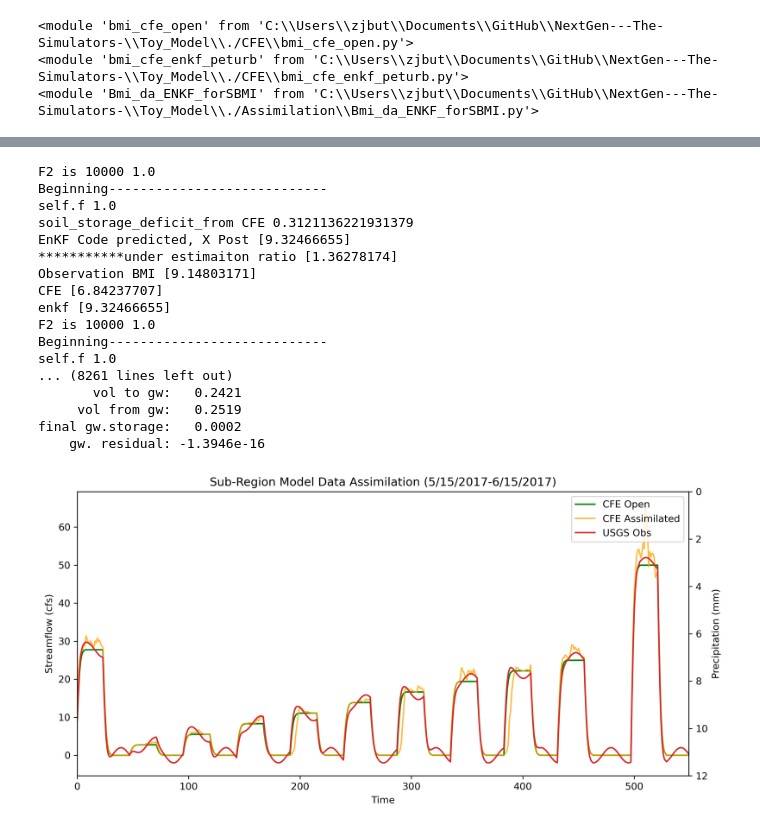
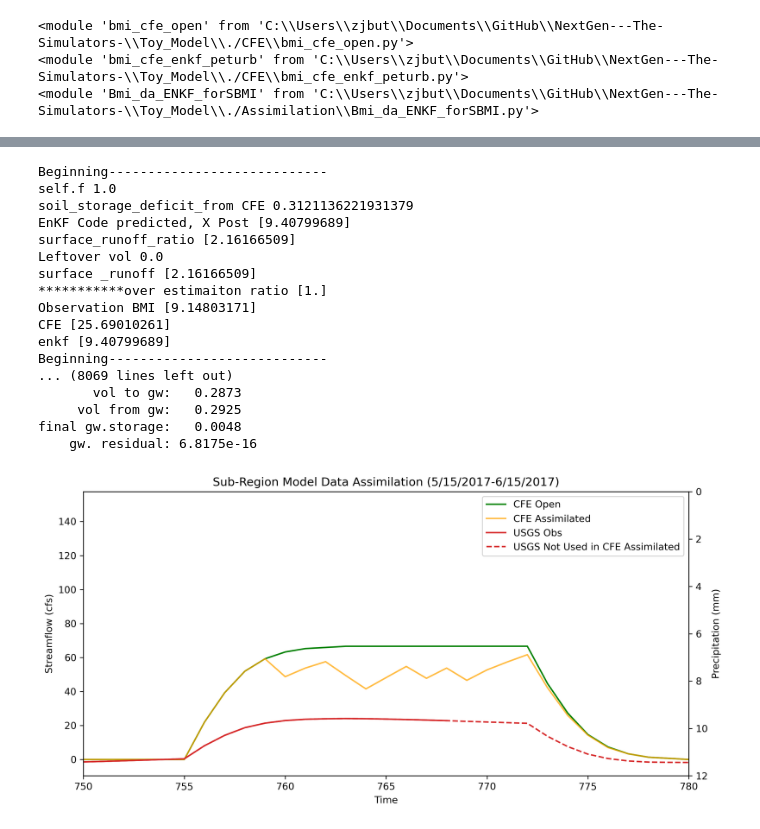
Before and after one commit to zbutler33/NextGen---The-Simulators-, a Jupyter notebook: Toy_Model/Toymodel_synthetic.ipynb, the cells around one changed output, grey strips where cells are left out. Saved outputs shown, nothing was run; the diff lists cells and outputs as text; code cells hidden in the pictures.

```diff
--- a/Toy_Model/Toymodel_synthetic.ipynb
+++ b/Toy_Model/Toymodel_synthetic.ipynb
@@ -89,16 +83,27 @@ cfePeturbed = []
 cfeAnalysis = []
 cfeEnKF = []
 
+n_loop = 3
+
+# ## Loop through 100 different precipitation files for forcing
+# for loop in range(n_loop):
+#     p = 'APCP_surface_' + str(loop)
+#     print(p)
+
+
 ## Loop through time. Set values for each model and get values
-for i, precip in enumerate(df_forcing['APCP_surface']): #i is RAINRATE
+for i, precip in enumerate(df_forcing['APCP_surface_0']): #i is RAINRATE
 
     # Set values for each model
-    cfe_open.set_value('atmosphere_water__time_integral_of_precipitation_mass_flux', precip) #value of precip from forcing data in loop
-    cfe_peturbed.set_value('atmosphere_water__time_integral_of_precipitation_mass_flux', precip)
-    cfe_analysis.set_value('atmosphere_water__time_integral_of_precipitation_mass_flux', precip)
+    cfe_open.set_value('atmosphere_water__time_integral_of_precipitation_mass_flux', precip*3) #value of precip from forcing data in loop
+    cfe_peturbed.set_value('atmosphere_water__time_integral_of_precipitation_mass_flux', precip*3)
+    cfe_analysis.set_value('atmosphere_water__time_integral_of_precipitation_mass_flux', precip*3)
 
     obs = OBSERVATIONS_LIST[i]
     enkf.set_value('validity', 1)
+
+    if i>769:
+        enkf.set_value('validity', 0)
 
     # Update CFE open and peturbed. Get value for peturbed stats.
     cfe_open.update()
@@ -158,62 +163,74 @@ for i, precip in enumerate(df_forcing['APCP_surface']): #i is RAINRATE
     cfe_peturbed.set_value('soil_reservoir_storage_deficit_m', cfe_updated_everything_soil_res)
     cfe_peturbed.set_value('state_var_change_runoff', cfe_updated_everything_runoff)
 
-# # Finalize models
+
+
+
+# Finalize models
 cfe_open.finalize(print_mass_balance=True)
 cfe_peturbed.finalize(print_mass_balance=True)
 cfe_analysis.finalize(print_mass_balance=True)
 enkf.finalize()
 # %% [output]
-F2 is 10000 1.0
 Beginning----------------------------
 self.f 1.0
 soil_storage_deficit_from CFE 0.3121136221931379
-EnKF Code predicted, X Post [9.32466655]
-***********under estimaiton ratio [1.36278174]
+EnKF Code predicted, X Post [9.40799689]
+surface_runoff_ratio [2.16166509]
+Leftover vol 0.0
+surface _runoff [2.16166509]
+***********over estimaiton ratio [1.]
 Observation BMI [9.14803171]
-CFE [6.84237707]
-enkf [9.32466655]
-F2 is 10000 1.0
+CFE [25.69010261]
+enkf [9.40799689]
 Beginning----------------------------
-self.f 1.0
-... (8261 lines left out)
-       vol to gw:   0.2421
-     vol from gw:   0.2519
-final gw.storage:   0.0002
-    gw. residual: -1.3946e-16
+... (8069 lines left out)
+       vol to gw:   0.2873
+     vol from gw:   0.2925
+final gw.storage:   0.0048
+    gw. residual: 6.8175e-16
 # %%
 istart_plot=0
-iend_plot=550
+istart_plot_2=769
+iend_plot=786
 x = list(range(istart_plot, iend_plot))
+
+Date_list = []
+df_forcing['time'] = pd.to_datetime(df_forcing['time'], infer_datetime_format=True)
 
 fig, ax1 = plt.subplots(figsize = (10,5), dpi=300)
 
 ax2 = ax1.twinx()
 
 ax1.set_xlabel('Time')
 ax1.set_ylabel('Streamflow (cfs)')
 ax2.set_ylabel('Precipitation (mm)')
 ax2.set_ylim(0,12,1)
 ax2.invert_yaxis()
 #ax1.set_ylim(0,50,1)
+plt.xlim(750,780)
 
 plt.title('Sub-Region Model Data Assimilation (5/15/2017-6/15/2017)')
 #Precip = ax2.bar(x, df_forcing['APCP_surface'][istart_plot:iend_plot],width=1,alpha=0.7, color="tab:blue", label = 'Precip')
 #ax1.plot(x, cfePeturbed[istart_plot:iend_plot], color = 'tab:orange', label = 'CFE Peturbed')
 Open, = ax1.plot(x, cfeOpen[istart_plot:iend_plot], color = 'green', label = 'CFE Open')
 Analysis, = ax1.plot(x, cfeAnalysis[istart_plot:iend_plot], color = 'orange', alpha=0.75, label = 'CFE Assimilated')
-Obs, = ax1.plot(x, OBSERVATIONS_LIST[istart_plot:iend_plot], color = 'tab:red', label = 'USGS Obs')
+Obs, = ax1.plot(OBSERVATIONS_LIST[istart_plot:769], color = 'tab:red', label = 'USGS Obs')
+Obs2, = ax1.plot(OBSERVATIONS_LIST[istart_plot:iend_plot], color = 'tab:red', linestyle='dashed', label = 'USGS Not Used in CFE Assimilated')
 #ax1.plot(x, cfeEnKF[istart_plot:iend_plot], color = 'tab:blue', label = 'EnKF')
 
-plt.legend(handles = [Open,Analysis,Obs], loc='upper right', bbox_to_anchor=(0.5, 0.5, 0.5, 0.5))
+#ax1.set_xlim([date(2017, 5, 15), date(2017, 6, 15)]) ## Customize date range for all plots
+#ax1.tick_params(axis='x', labelrotation = 45)
+
+plt.legend(handles = [Open,Analysis,Obs,Obs2], loc='upper right', bbox_to_anchor=(0.5, 0.5, 0.5, 0.5))
 
 #plt.savefig("WorkingDA_7-19.png")
 fig.tight_layout()
 ax1.margins(x=0)
 
 plt.show()
 # %% [output]
-[figure, old version]
+[figure, new version]
 # %%
 df=pd.DataFrame({"obs":OBSERVATIONS_LIST,"cfeAnalysis":cfeAnalysis,"cfeOpen":cfeOpen})
 df.dropna(axis=0, inplace=True)
```
Also changed, not shown: parts of 7 cells of this notebook, 4 other files.
